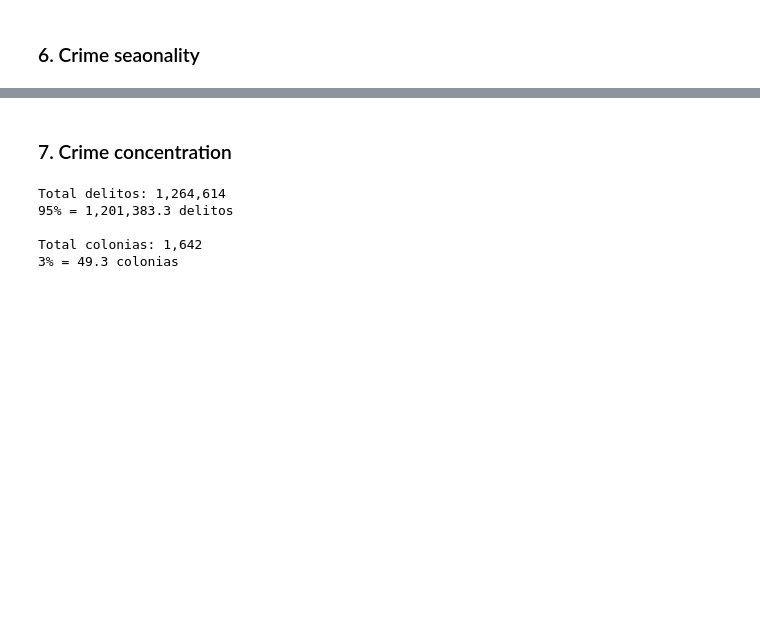
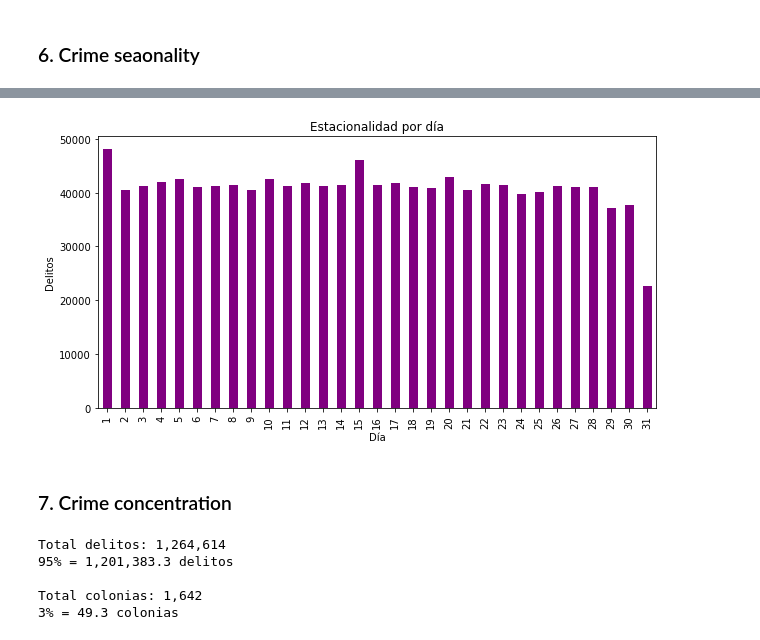
Before and after one commit to rperezme-data/Crime-Analysis-CDMX, a Jupyter notebook: CDMX Crime Exploratory Analysis.ipynb, the cells around one changed output, grey strips where cells are left out. Saved outputs shown, nothing was run; the diff lists cells and outputs as text; code cells hidden in the pictures; blank space fills up the shorter version.

```diff
--- a/CDMX Crime Exploratory Analysis.ipynb
+++ b/CDMX Crime Exploratory Analysis.ipynb
@@ -528,3 +550,15 @@ FGJ_alcaldias.groupby(FGJ_alcaldias.index.week).count()['delito'].plot(kind='bar
+# %%
+FGJ_alcaldias.groupby(FGJ_alcaldias.index.day).count()['delito'].plot(
+    kind='bar',
+    figsize=(10,5),
+    color='purple',
+    title='Estacionalidad por día')
+
+plt.xlabel('Día')
+plt.ylabel('Delitos')
+plt.show()
+# %% [output]
+[figure, added]
 # %% [markdown]
 ### 7. Crime concentration
 # %%
```
Also changed, not shown: parts of 7 cells of this notebook.
